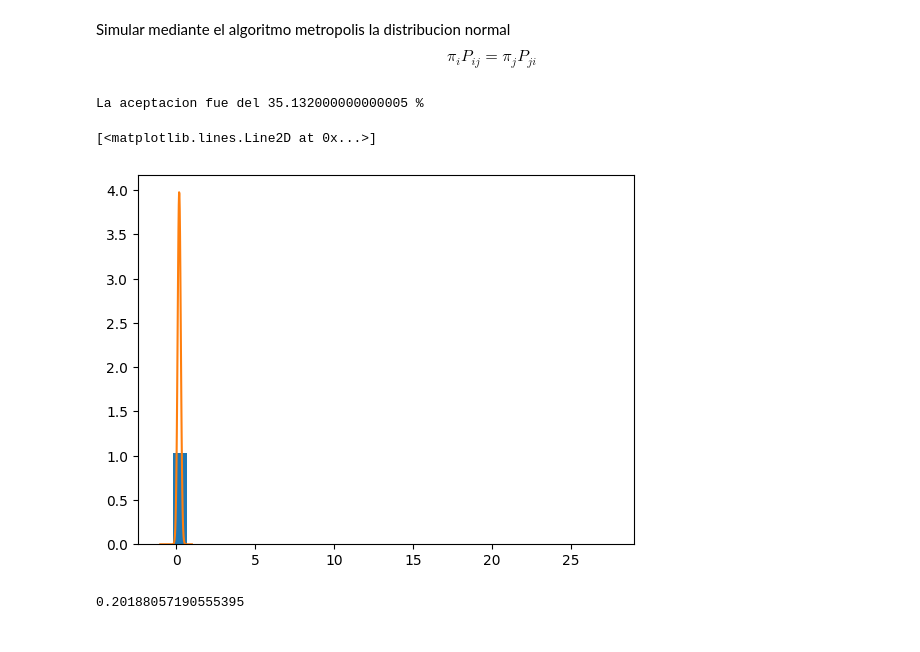
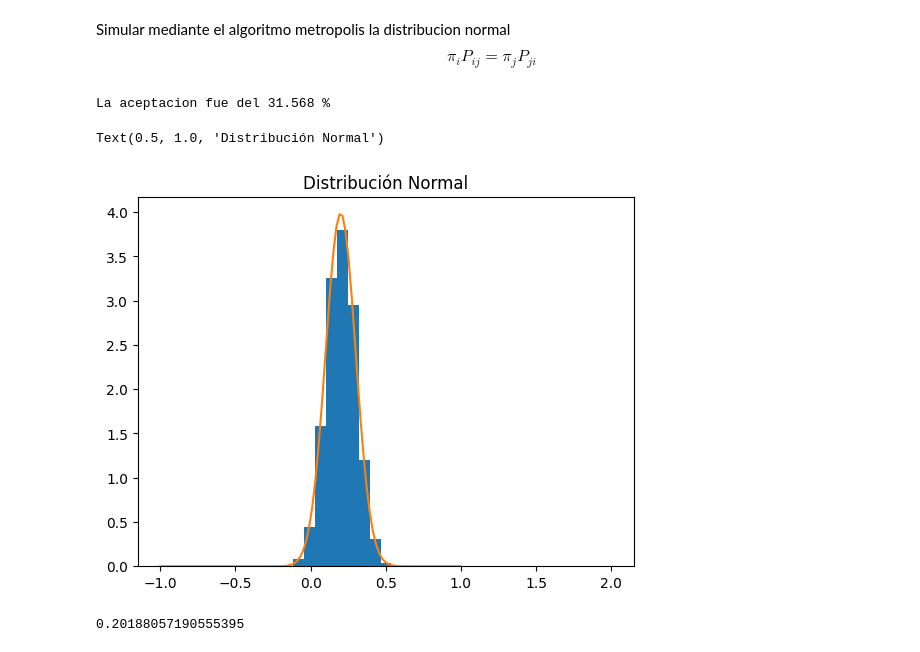
Before and after one commit to Gabriela2685/Simulacion2, a Jupyter notebook: Metropolis_ejercicio.ipynb, the cells around one changed output. Drawn from its saved outputs; the diff is of its cells as text; code cells hidden in the pictures.

```diff
--- a/Metropolis_ejercicio.ipynb
+++ b/Metropolis_ejercicio.ipynb
@@ -21,9 +19,7 @@ delta = 0.5
 # %%
-# Azul
-
 n = 50000  # n tiene que ser muy grande
 x = np.zeros(n)
-x[0] = 10  # Valor inicial
+x[0] = 2  # Valor inicial
 acept = 0
 
 for i in range(0,n-1):
@@ -35,14 +31,15 @@ for i in range(0,n-1):
     x[i+1] = x[i]
 print("La aceptacion fue del", acept/n*100,"%")
 # %% [output]
-La aceptacion fue del 35.132000000000005 %
+La aceptacion fue del 31.568 %
 # %%
 plt.hist(x,density = True,bins = 30)
 xs = np.linspace(-1,1,100)
 plt.plot(xs,f(xs,mu,sigma))
+plt.title('Distribución Normal')
 # %% [output]
-[<matplotlib.lines.Line2D at 0x...>]
+Text(0.5, 1.0, 'Distribución Normal')
-[figure, old version]
+[figure, new version]
 # %%
 np.mean(x)
 # %% [output]
```
Also changed, not shown: parts of 11 cells of this notebook.
